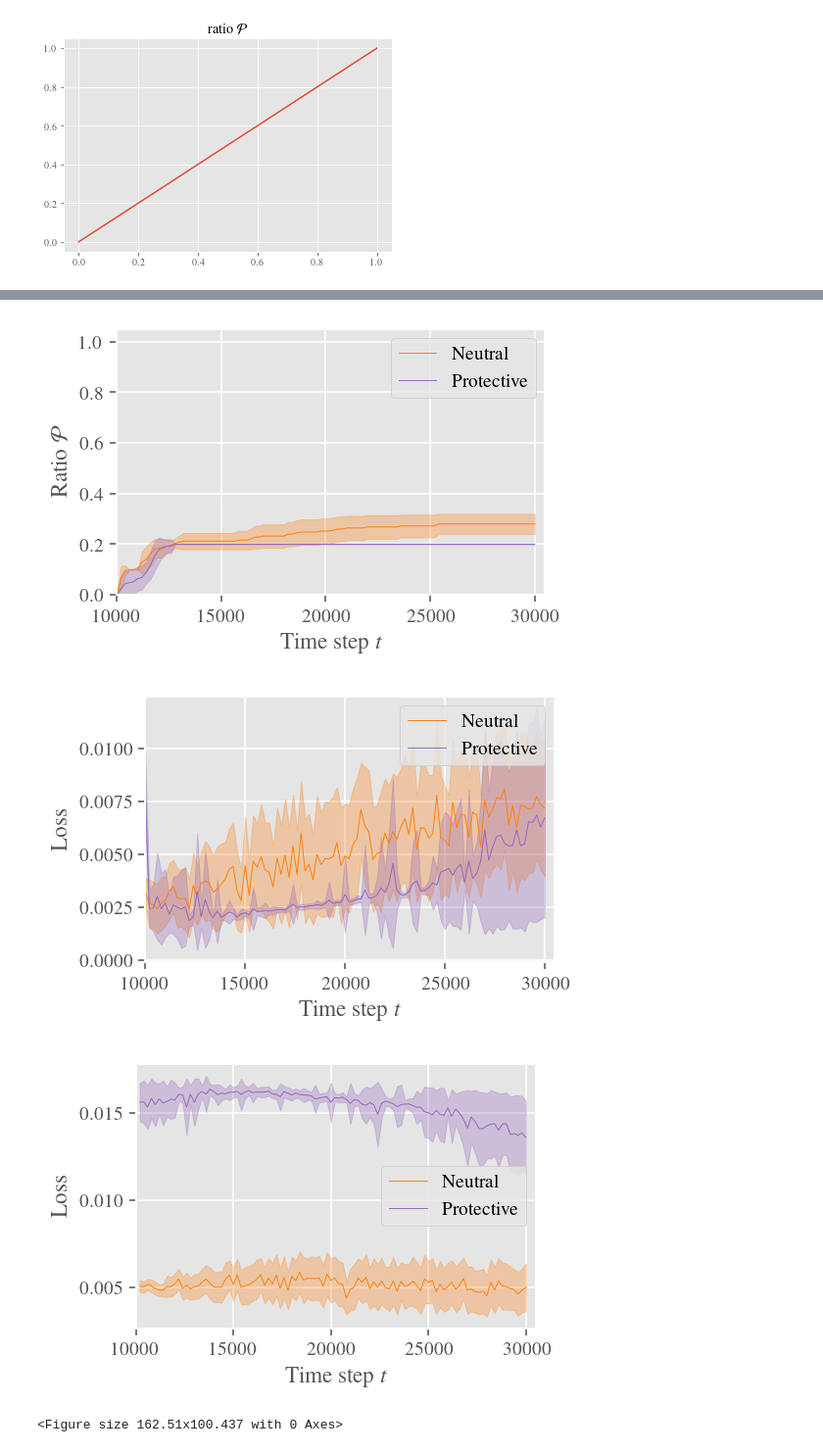
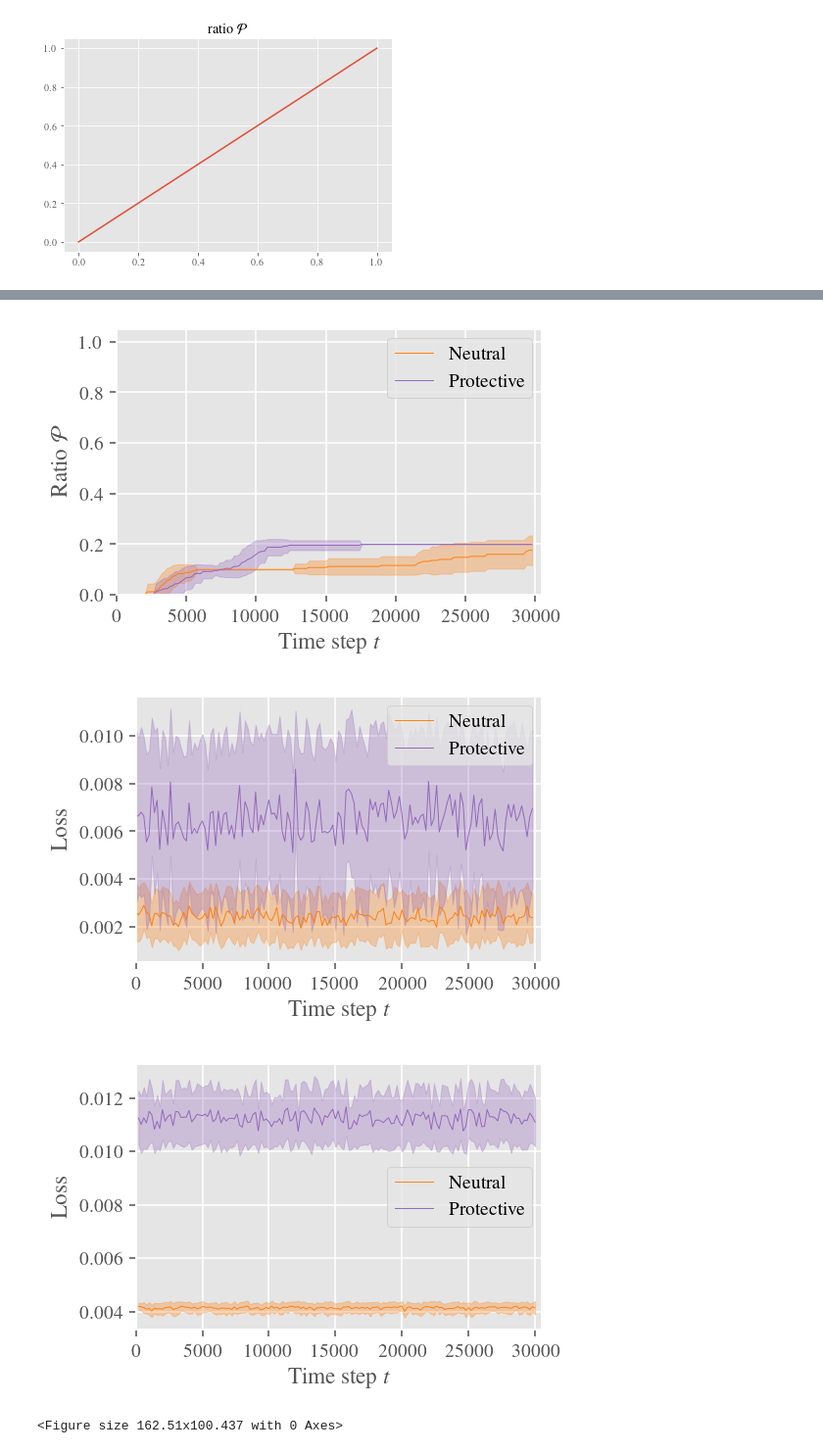
Before and after one commit to Quoding/optimneuralbandits, a Jupyter notebook: testing/viz/vizualize_perf_metrics_aaai.ipynb, the cells around one changed output, grey strips where cells are left out. Shown at 98% size. Drawn from its saved outputs; the diff is of its cells as text; code cells hidden in the pictures.

```diff
--- a/testing/viz/vizualize_perf_metrics_aaai.ipynb
+++ b/testing/viz/vizualize_perf_metrics_aaai.ipynb
@@ -94,17 +94,19 @@ upper_lim = 30100
 # %% [markdown]
 ## Compare 2 configs on 2 instances
 # %%
-# figsize = viz_config.set_size(300)
+figsize = viz_config.set_size(443)
+# figsize = viz_config.set_size(332.89723, 0.49)
 figsize = None
 flag_two = True
-experiments = ['DE_500_rx_100000_combis_10_patterns_23_bs64_warmup10000_nmembers32_valnoval_ldsFalse_trainevery10_patience100_usedecay_lrplateau_layers1_withnoise_exactdecay_expl1', 'DE_500_rx_100000_combis_10_patterns_skew0_35_bs64_warmup10000_nmembers32_valnoval_ldsFalse_trainevery10_patience100_usedecay_lrplateau_layers1_withnoise_exactdecay_expl1']
-Ns = [10000, 10000]
+experiments = ['500_rx_100000_combis_10_patterns_23_random_baseline', '500_rx_100000_combis_10_patterns_skew0_35_random_baseline']
+# Ns = [30000, 30000]
+Ns = [0, 0]
 datasets = ['500_rx_100000_combis_10_patterns_23', '500_rx_100000_combis_10_patterns_skew0_35']
 labels = ['Neutral', 'Protective']
 colors = ["tab:orange", "tab:purple"]
 styles = ['-' for label in labels]
 
-labels_fn = "vs"
+labels_fn = "vs_rdm_sup"
 interval = 200
 upper_lim = 30100
 
@@ -170,8 +172,8 @@ for exp in experiments:
 Text(0.5, 1.0, 'ratio $\\mathcal{P}$')
 [figure]
 # %%
-# plt.rcParams["figure.figsize"] = (4,2.666)
-# plt.rcParams['figure.dpi'] = 140
+plt.rcParams["figure.figsize"] = (4,2.666)
+plt.rcParams['figure.dpi'] = 140
 metrics_to_eval = [
     "recalls",
     "recalls_alls",
@@ -189,14 +191,18 @@ for metric in metrics_to_eval:
         means = np.nanmean(metrics_dict[exp][metric], axis=0)
         stds = np.nanstd(metrics_dict[exp][metric], axis=0)
         x = np.arange(len(means)) * interval + Ns[i]
+
+        # print(f"{metric=}{means=}")
         if Ns[i] != 30000:
             if metric == 'dataset_losses': # Usually dataset loss is monitored during agent rollouts, not before.
                 x += interval
+
             ax.plot(x, means, styles[i], color=colors[i], label=labels[i], linewidth=0.5)
 
         else:
             means = [0] if np.isnan(means) else means
             ax.scatter(x, means, color=colors[i], label=labels[i], s=8)
+
         ax.fill_between(
             x,
             np.clip(means - stds, 0, 1),
@@ -204,22 +210,23 @@ for metric in metrics_to_eval:
             color=colors[i],
             alpha=0.3,
         )
+        print(metric, exp, means, np.nanmin(means), np.nanmax(means))
+
 
     ax.set_ylabel(metric_to_ylabel[metric])
     # ax.set_xlabel("Pas de temps $t$")
     ax.set_xlabel("Time step $t$")
-    ax.set_xlim(10000, 30500)
+    ax.set_xlim(0, 30500)
 
     # todo For springer format can delete after
     if 'recalls' in metric:
-        ax.set_ylim(0, 1.05)
+        ax.set_ylim(0, 0.001)
         ax.legend(loc='upper left')
-        print('recall', means, np.nanmin(means), np.nanmax(means))
 
     elif "precisions" in metric:
         ax.set_ylim(0, 1.05)
         ax.legend(loc='lower left')
-        print('precision', means, np.nanmin(means), np.nanmax(means))
+        print(metric, means, np.nanmin(means), np.nanmax(means))
     elif 'pat' in metric:
         ax.set_ylim(0, 1.05)
         ax.legend()
@@ -233,7 +240,7 @@ for metric in metrics_to_eval:
     # )
 
     fig.savefig(
-        f"images/polypharmacy/perf/{prefix}_{metric}_{labels_fn}.png",bbox_inches='tight',pad_inches = 0
+        f"images/polypharmacy/perf/{prefix}_{metric}_{labels_fn}.png",bbox_inches='tight', pad_inches = 0
     )
     # if "precision" in metric:
     #     ax.set_ylim(0.9, 1.01)
@@ -319,6 +326,6 @@ precision [       nan        nan        nan        nan        nan        nan
-[figure, old version]
+[figure, new version]
-[figure, old version]
+[figure, new version]
-[figure, old version]
+[figure, new version]
 # %%
 handles, labels = ax.get_legend_handles_labels()
 figsize_leg = viz_config.set_size(332.89723, 0.49)
```
Also changed, not shown: parts of 1 cell of this notebook, 7 other files.
